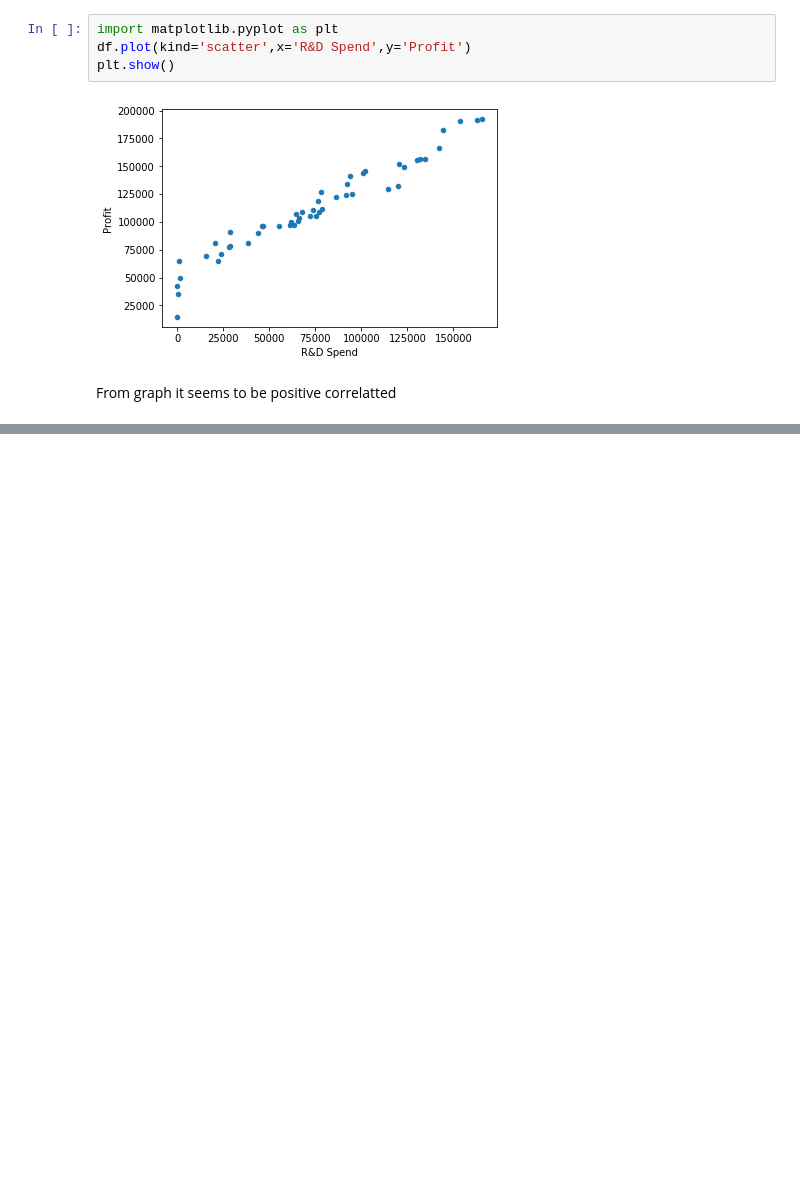
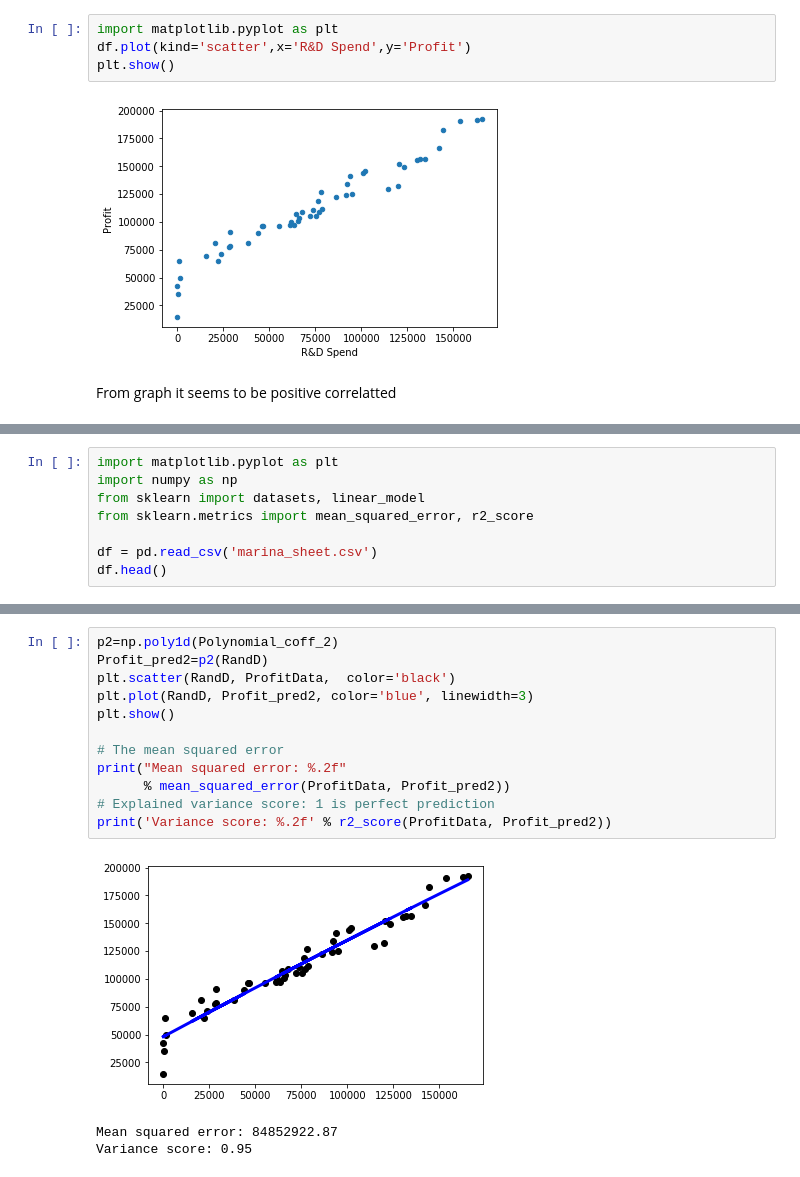
Before and after one commit to MarinaFayez/Task_Data, a Jupyter notebook: Task_Data.ipynb, the cells around one changed output, grey strips where cells are left out. Cells and saved outputs as stored; diff of their text form; blank space fills up the shorter version.

```diff
--- a/Task_Data.ipynb
+++ b/Task_Data.ipynb
@@ -90,0 +103,8 @@ From graph it seems to be positive correlatted
+# %%
+import matplotlib.pyplot as plt
+import numpy as np
+from sklearn import datasets, linear_model
+from sklearn.metrics import mean_squared_error, r2_score
+
+df = pd.read_csv('marina_sheet.csv')
+df.head()
@@ -90,0 +186,16 @@ From graph it seems to be positive correlatted
+# %%
+p2=np.poly1d(Polynomial_coff_2)
+Profit_pred2=p2(RandD)
+plt.scatter(RandD, ProfitData,  color='black')
+plt.plot(RandD, Profit_pred2, color='blue', linewidth=3)
+plt.show()
+
+# The mean squared error
+print("Mean squared error: %.2f"
+      % mean_squared_error(ProfitData, Profit_pred2))
+# Explained variance score: 1 is perfect prediction
+print('Variance score: %.2f' % r2_score(ProfitData, Profit_pred2))
+# %% [output]
+[figure, added]
+Mean squared error: 84852922.87
+Variance score: 0.95
```
Also changed, not shown: parts of 29 cells of this notebook.
